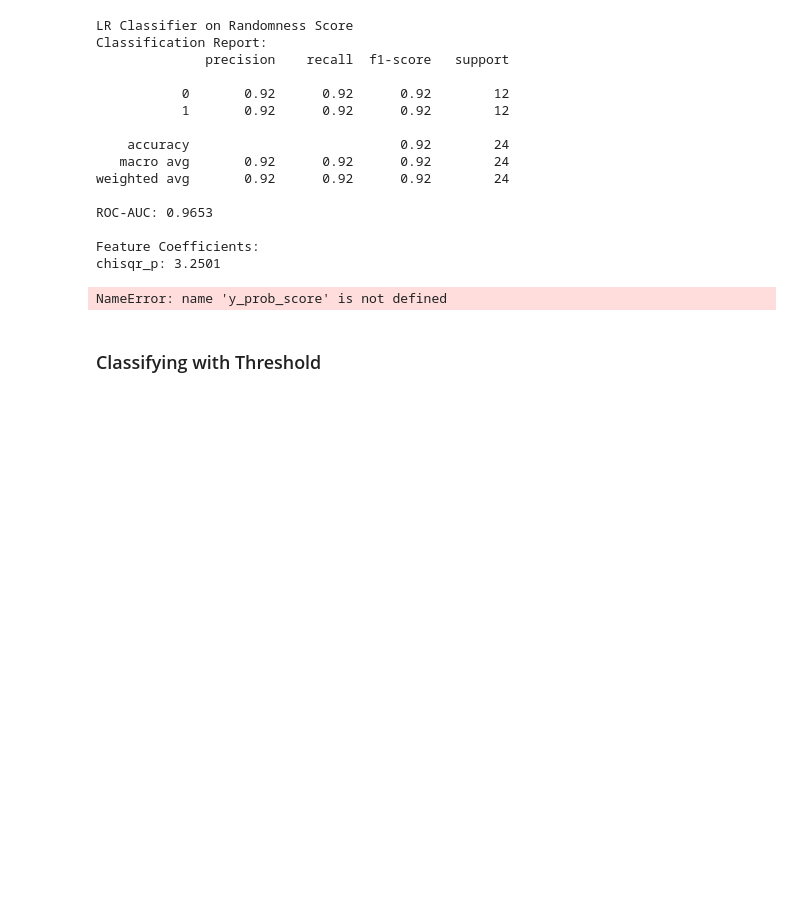
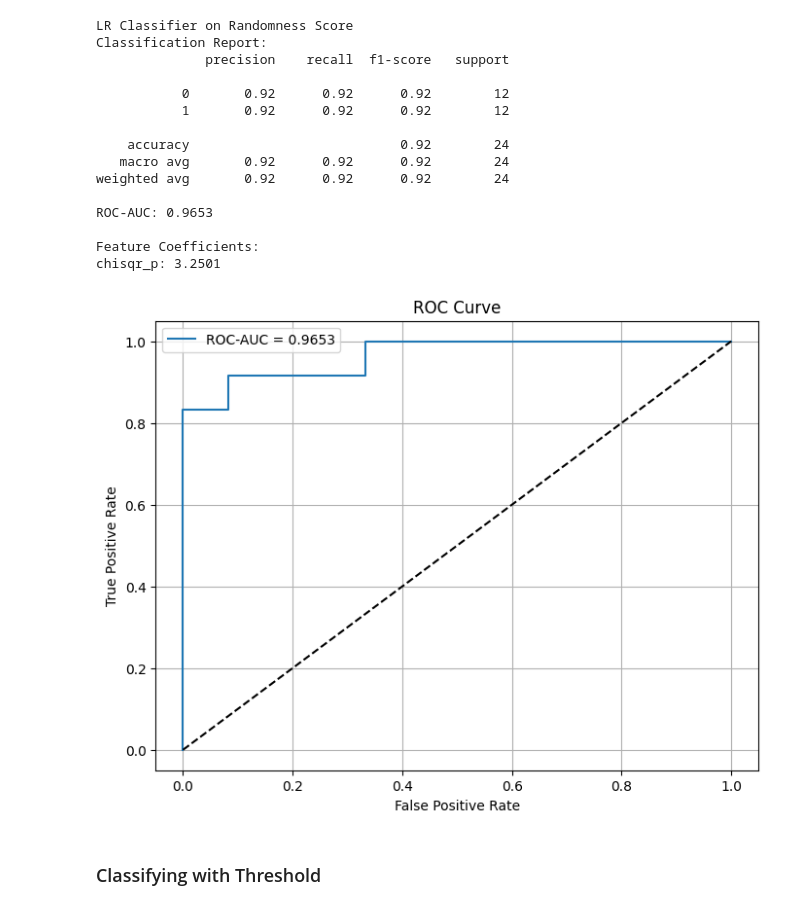
Before and after one commit to SepehrAkbari/bitbias, a Jupyter notebook: Notebooks/Classification/Classify.ipynb, the cells around one changed output. Saved outputs shown, nothing was run; the diff lists cells and outputs as text; code cells hidden in the pictures; blank space fills up the shorter version.

```diff
--- a/Notebooks/Classification/Classify.ipynb
+++ b/Notebooks/Classification/Classify.ipynb
@@ -116,18 +116,18 @@ ROC-AUC: 0.9653
 Feature Coefficients:
 chisqr_p: 3.2501
 # %%
-fpr_score, tpr_score, _ = roc_curve(y_test, y_prob_score)
+fpr_score, tpr_score, _ = roc_curve(y_test, y_prob_lrc_score)
 plt.figure(figsize=(8, 6))
 plt.plot(fpr_score, tpr_score, label=f"ROC-AUC = {roc_auc_score_only:.4f}")
 plt.plot([0, 1], [0, 1], 'k--')
 plt.title("ROC Curve")
 plt.xlabel("False Positive Rate")
 plt.ylabel("True Positive Rate")
 plt.legend()
 plt.grid(True)
 plt.show()
 # %% [output]
-NameError: name 'y_prob_score' is not defined
+[figure, added]
 # %% [markdown]
 ### Classifying with Threshold
 # %%
```
